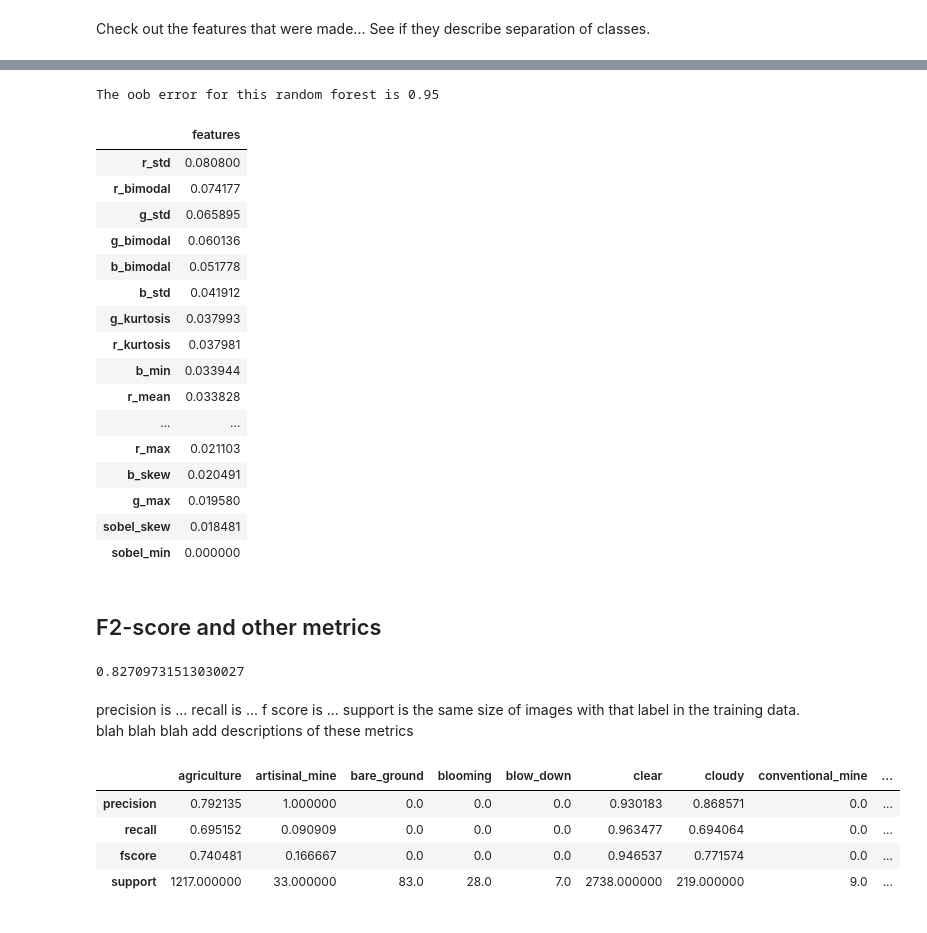
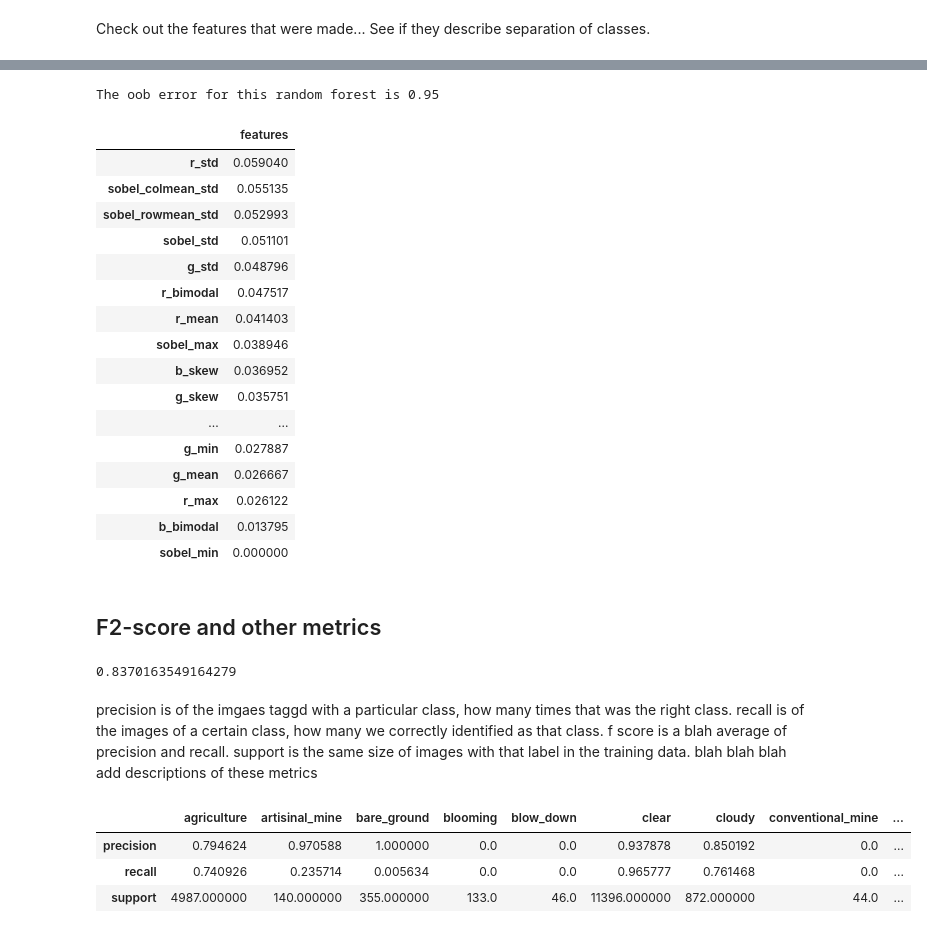
Before and after one commit to alineberry/kaggle_UnderstandingAmazonFromSpace, a Jupyter notebook: develop/claire-lab-notebook.ipynb, the cells around one changed output, grey strips where cells are left out. Saved outputs shown, nothing was run; the diff lists cells and outputs as text; code cells hidden in the pictures.

```diff
--- a/develop/claire-lab-notebook.ipynb
+++ b/develop/claire-lab-notebook.ipynb
@@ -23,6 +27,7 @@ import KaggleAmazonMain as kam
 # %%
 #Load from pickle unless something has changed
-X_train = pd.read_pickle('X_train.pkl')
-y_train = pd.read_pickle('y_train.pkl')
-#X_train, y_train, names_train, tagged_df = kam.load_training_data(sampleOnly=True) #this creates the pickle
+X = pd.read_pickle('X_train.pkl')
+y = pd.read_pickle('y_train.pkl')
+y[y > 1] = 1 #fix labels accidently labels twice. mistake in tagging. oops.
+#X_train, y_train, names_train, tagged_df = kam.load_sample_training_data()
 # %%
@@ -169,23 +174,26 @@ Check out the features that were made... See if they describe separation of  cla
 plt.rcParams['figure.figsize'] = (10, 20)
 
 #create table of each feature histograms for each label
-X_train.set_index(y_train.index, inplace=True)
-print(X_train.columns) #possible features to plot
+X.set_index(y.index, inplace=True)
+print(X.columns) #possible features to plot
 
 
 #function to plot distributions of a featur by class label
 def plot_a_feature_by_labels(feature):
-    colors = cm.rainbow(np.linspace(0, 1, len(y_train.columns))) #pick colors for plots by labels
-    for i in np.arange(0, len(y_train.columns)):
-        col=y_train.columns[i]
-        ind_list = y_train[y_train[col]==1].index.tolist()
-        X_train.ix[ind_list][feature].hist(bins=25, color=colors[i])
+    colors = cm.rainbow(np.linspace(0, 1, len(y.columns))) #pick colors for plots by labels
+    for i in np.arange(0, len(y.columns)-1):
+        col=y.columns[i]
+        ind_list = y[y[col]==1].index.tolist()
+        X.ix[ind_list][feature].hist(bins=25, color=colors[i])
         plt.title(col)
         plt.grid(True)
         plt.subplot(6,3,i+1)
+        #plt.xlim(0,X_train[feature].max())
+        #plt.axvline(X_train[feature].mean(), color='black', linestyle='dashed', linewidth=2) #fix this to plot mean
+
 
 #plot_a_feature_by_labels('b_bimodal')
-plot_a_feature_by_labels('b_skew')
+plot_a_feature_by_labels('sobel_colmean_std')
 # %% [output]
 Index(['b_bimodal', 'b_kurtosis', 'b_max', 'b_mean', 'b_min', 'b_skew',
        'b_std', 'g_bimodal', 'g_kurtosis', 'g_max', 'g_mean', 'g_min',
@@ -200,4 +208,4 @@ Index(['b_bimodal', 'b_kurtosis', 'b_max', 'b_mean', 'b_min', 'b_skew',
 # %%
-y_train[y_train > 1] = 1
-X_train, X_validation, y_train, y_validation = train_test_split(X_train, y_train, test_size=0.40, random_state=14113)
+from sklearn.model_selection import train_test_split
+X_train, X_validation, y_train, y_validation = train_test_split(X, y, test_size=0.40, random_state=14113)
 # %%
@@ -224,15 +231,14 @@ water                 661
 dtype: int64
 # %%
 from sklearn.ensemble import RandomForestClassifier
-from sklearn.model_selection import train_test_split
 
-rf = RandomForestClassifier(n_estimators = 500,
+rf = RandomForestClassifier(n_estimators = 100,
                             max_features = 'sqrt',
                             bootstrap = True,
                             oob_score = True,
                             n_jobs = -1,
                             random_state = 14113,
-                            class_weight = 'balanced')
+                            class_weight = 'balanced_subsample')
 # %%
 rf.fit(X_train, y_train)
 # %% [output]
@@ -254,21 +260,21 @@ Feature_importance
 # %% [output]
 The oob error for this random forest is 0.95
 |  | features |
-| r_std | 0.080800 |
-| r_bimodal | 0.074177 |
-| g_std | 0.065895 |
-| g_bimodal | 0.060136 |
-| b_bimodal | 0.051778 |
-| b_std | 0.041912 |
-| g_kurtosis | 0.037993 |
-| r_kurtosis | 0.037981 |
-| b_min | 0.033944 |
-| r_mean | 0.033828 |
+| r_std | 0.059040 |
+| sobel_colmean_std | 0.055135 |
+| sobel_rowmean_std | 0.052993 |
+| sobel_std | 0.051101 |
+| g_std | 0.048796 |
+| r_bimodal | 0.047517 |
+| r_mean | 0.041403 |
+| sobel_max | 0.038946 |
+| b_skew | 0.036952 |
+| g_skew | 0.035751 |
 | ... | ... |
-| r_max | 0.021103 |
-| b_skew | 0.020491 |
-| g_max | 0.019580 |
-| sobel_skew | 0.018481 |
+| g_min | 0.027887 |
+| g_mean | 0.026667 |
+| r_max | 0.026122 |
+| b_bimodal | 0.013795 |
 | sobel_min | 0.000000 |
 # %% [markdown]
 ## F2-score and other metrics
@@ -279,26 +285,25 @@ np.asarray(y_validation)
 predictions = rf.predict(X_validation)
 fbeta_score(np.asarray(y_validation), predictions, beta=2, average='samples')
 # %% [output]
-0.82709731513030027
+0.8370163549164279
 # %% [markdown]
-precision is ...
-recall is ...
-f score is ...
+precision is  of the imgaes taggd with a particular class, how many times that was the right class.
+recall is of the images of a certain class, how many we correctly identified as that class.
+f score is a blah average of precision and recall.
 support is the same size of images with that label in the training data.
 blah blah blah add descriptions of these metrics
 # %%
 #calc some other scoring metrics. precision, recall, and f1.
 #The confusion matrix is diddicult to make and read for miltilabel classificatoin, but this table shows the same information
 #it shows the classes the model is perfomring well and poorly on.
 from sklearn.metrics import precision_recall_fscore_support as score
 
 precision, recall, fscore, support = score(y_validation, predictions)
-Metrics = pd.DataFrame([precision, recall, fscore, support], index=['precision', 'recall', 'fscore', 'support'])
+Metrics = pd.DataFrame([precision, recall, support], index=['precision', 'recall', 'support'])
 Metrics.columns = y_validation.columns
 Metrics
 # %% [output]
 |  | agriculture | artisinal_mine | bare_ground | blooming | blow_down | clear | cloudy | conventional_mine | ... |
-| precision | 0.792135 | 1.000000 | 0.0 | 0.0 | 0.0 | 0.930183 | 0.868571 | 0.0 | ... |
-| recall | 0.695152 | 0.090909 | 0.0 | 0.0 | 0.0 | 0.963477 | 0.694064 | 0.0 | ... |
-| fscore | 0.740481 | 0.166667 | 0.0 | 0.0 | 0.0 | 0.946537 | 0.771574 | 0.0 | ... |
-| support | 1217.000000 | 33.000000 | 83.0 | 28.0 | 7.0 | 2738.000000 | 219.000000 | 9.0 | ... |
+| precision | 0.794624 | 0.970588 | 1.000000 | 0.0 | 0.0 | 0.937878 | 0.850192 | 0.0 | ... |
+| recall | 0.740926 | 0.235714 | 0.005634 | 0.0 | 0.0 | 0.965777 | 0.761468 | 0.0 | ... |
+| support | 4987.000000 | 140.000000 | 355.000000 | 133.0 | 46.0 | 11396.000000 | 872.000000 | 44.0 | ... |
```
Also changed, not shown: parts of 35 cells of this notebook, 8 other files.
